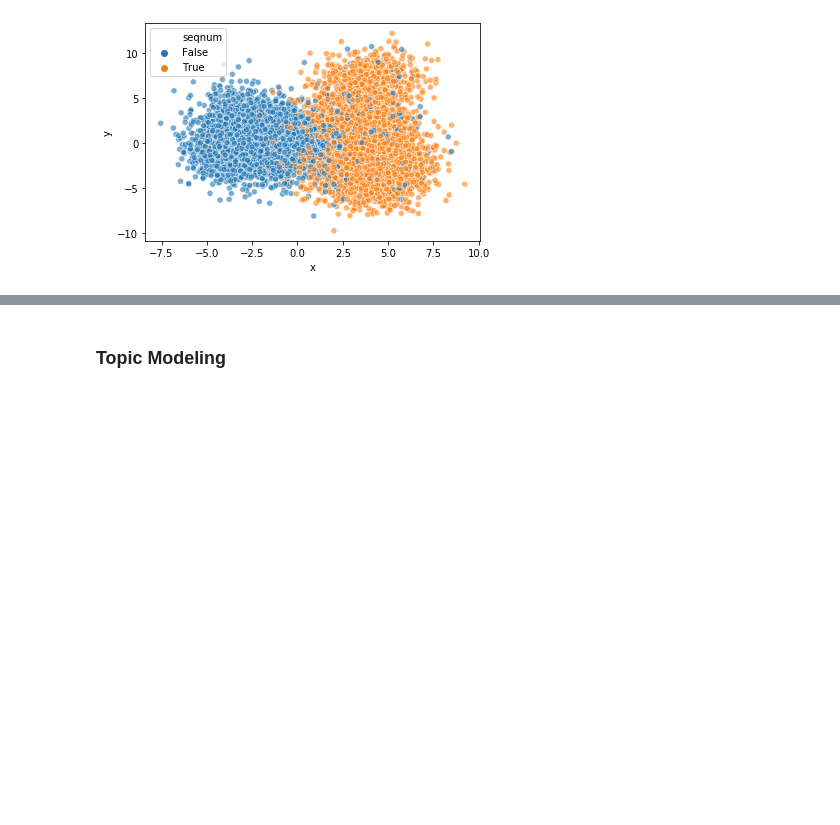
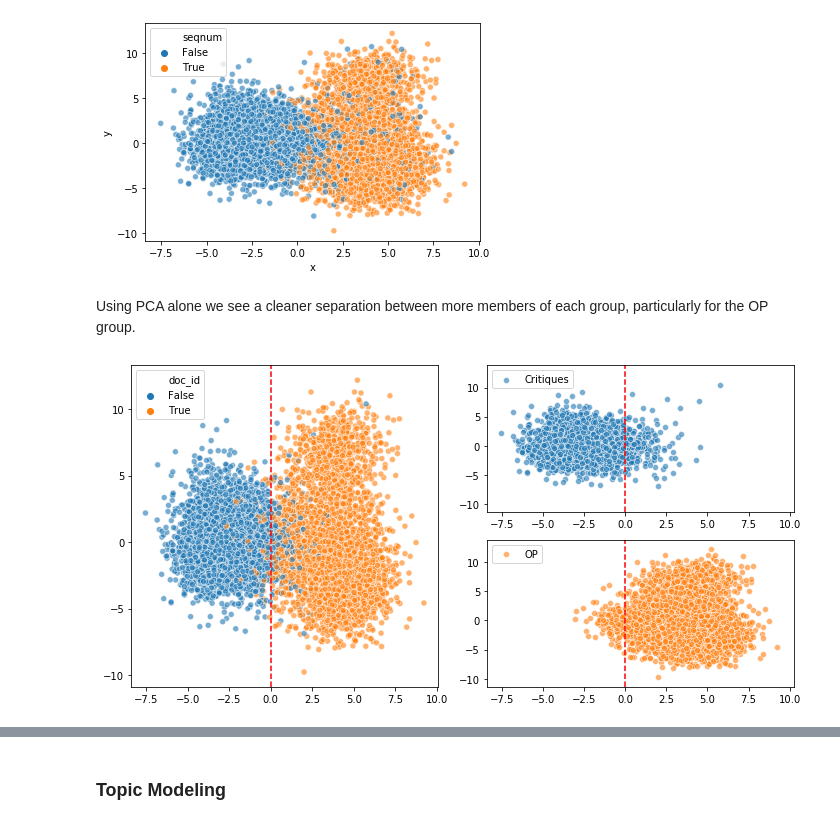
Before and after one commit to Rypo/grad-statement-analysis, a Jupyter notebook: prelim_analysis.ipynb, the cells around one changed output, grey strips where cells are left out. Drawn from its saved outputs; the diff is of its cells as text; code cells hidden in the pictures; blank space fills up the shorter version.

```diff
--- a/prelim_analysis.ipynb
+++ b/prelim_analysis.ipynb
@@ -836,3 +852,28 @@ pca_df = pd.DataFrame(data=zip(list(m_d2v.docvecs.doctags.keys()), doc_pca[:,0],
 sns.scatterplot(pca_df['x'],pca_df['y'], hue=df_text.seqnum == 0, alpha=0.6);
 # %% [output]
 [figure]
+# %% [markdown]
+Using PCA alone we see a cleaner separation between more members of each group, particularly for the OP group.
+# %%
+fig = plt.figure(figsize=(10,5))
+ax1 = fig.add_subplot(121)
+ax2 = fig.add_subplot(222)
+ax3 = fig.add_subplot(224, sharex=ax2, sharey=ax2)
+
+pca_df = pd.DataFrame(data=zip(list(m_d2v.docvecs.doctags.keys()), doc_pca[:,0], doc_pca[:,1]), columns=['doc_id','x','y'], index=df_text.index) # guarantee shared index
+pca_df_opcrit = pca_df.iloc[(df_crit.index) | (df_op.index)] # exclude OP self-responces
+pca_df_op = pca_df.iloc[df_op.index]
+pca_df_re = pca_df.iloc[df_crit.index]
+
+sns.scatterplot(pca_df_opcrit['x'],pca_df_opcrit['y'], hue=pca_df_opcrit.doc_id.str.endswith('0'), alpha=0.6, ax=ax1);
+sns.scatterplot(pca_df_re['x'],pca_df_re['y'], alpha=0.6, color='#1f77b4', ax=ax2, label='Critiques');
+sns.scatterplot(pca_df_op['x'],pca_df_op['y'], alpha=0.6, color='#ff7f0f', ax=ax3, label='OP');
+
+for ax in [ax1,ax2,ax3]:
+    ax.axvline(color='r',ls='--')
+    ax.set_xlabel(None)
+    ax.set_ylabel(None)
+plt.tight_layout()
+plt.show()
+# %% [output]
+[figure, added]
```
Also changed, not shown: parts of 5 cells of this notebook.
